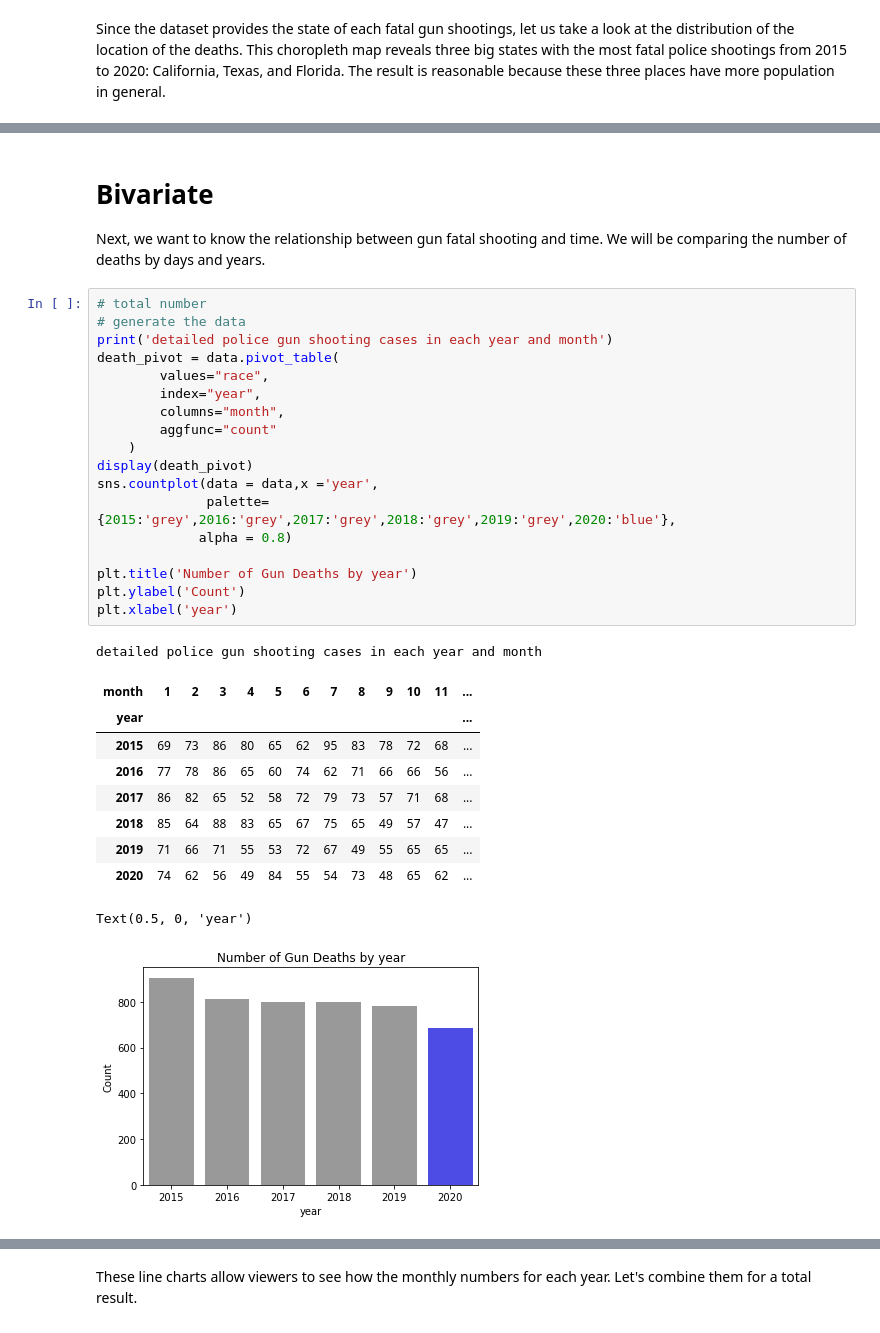
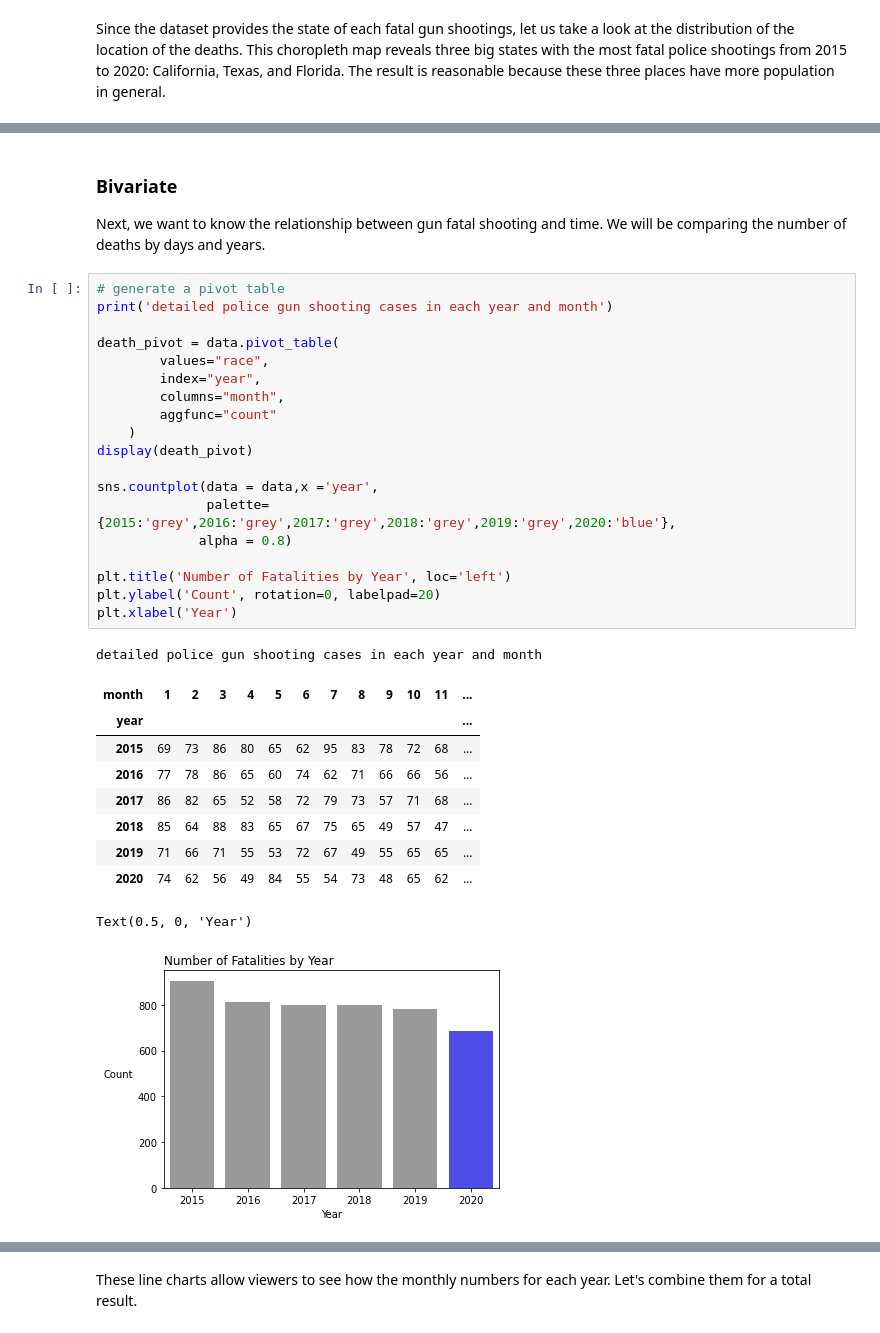
Before and after one commit to ericu-u/covid-police-shootings-analysis, a Jupyter notebook: COVID_policeshootings.ipynb, the cells around one changed output, grey strips where cells are left out. Drawn from its saved outputs; the diff is of its cells as text.

```diff
--- a/COVID_policeshootings.ipynb
+++ b/COVID_policeshootings.ipynb
@@ -459,35 +491,36 @@ Image(filename='newplot.png')
 # %% [markdown]
-# Bivariate
+### Bivariate
 
 Next, we want to know the relationship between gun fatal shooting and time. We will be comparing the number of deaths by days and years.
 # %%
-# total number
-# generate the data
+# generate a pivot table
 print('detailed police gun shooting cases in each year and month')
+
 death_pivot = data.pivot_table(
         values="race",
         index="year",
         columns="month",
         aggfunc="count"
     )
 display(death_pivot)
+
 sns.countplot(data = data,x ='year',
               palette={2015:'grey',2016:'grey',2017:'grey',2018:'grey',2019:'grey',2020:'blue'},
              alpha = 0.8)
 
-plt.title('Number of Gun Deaths by year')
-plt.ylabel('Count')
-plt.xlabel('year')
+plt.title('Number of Fatalities by Year', loc='left')
+plt.ylabel('Count', rotation=0, labelpad=20)
+plt.xlabel('Year')
 # %% [output]
 detailed police gun shooting cases in each year and month
 | month | 1 | 2 | 3 | 4 | 5 | 6 | 7 | 8 | 9 | 10 | 11 | ... |
 | year |  |  |  |  |  |  |  |  |  |  |  | ... |
 | 2015 | 69 | 73 | 86 | 80 | 65 | 62 | 95 | 83 | 78 | 72 | 68 | ... |
 | 2016 | 77 | 78 | 86 | 65 | 60 | 74 | 62 | 71 | 66 | 66 | 56 | ... |
 | 2017 | 86 | 82 | 65 | 52 | 58 | 72 | 79 | 73 | 57 | 71 | 68 | ... |
 | 2018 | 85 | 64 | 88 | 83 | 65 | 67 | 75 | 65 | 49 | 57 | 47 | ... |
 | 2019 | 71 | 66 | 71 | 55 | 53 | 72 | 67 | 49 | 55 | 65 | 65 | ... |
 | 2020 | 74 | 62 | 56 | 49 | 84 | 55 | 54 | 73 | 48 | 65 | 62 | ... |
-Text(0.5, 0, 'year')
+Text(0.5, 0, 'Year')
-[figure, old version]
+[figure, new version]
 # %% [markdown]
```
Also changed, not shown: parts of 53 cells of this notebook.
